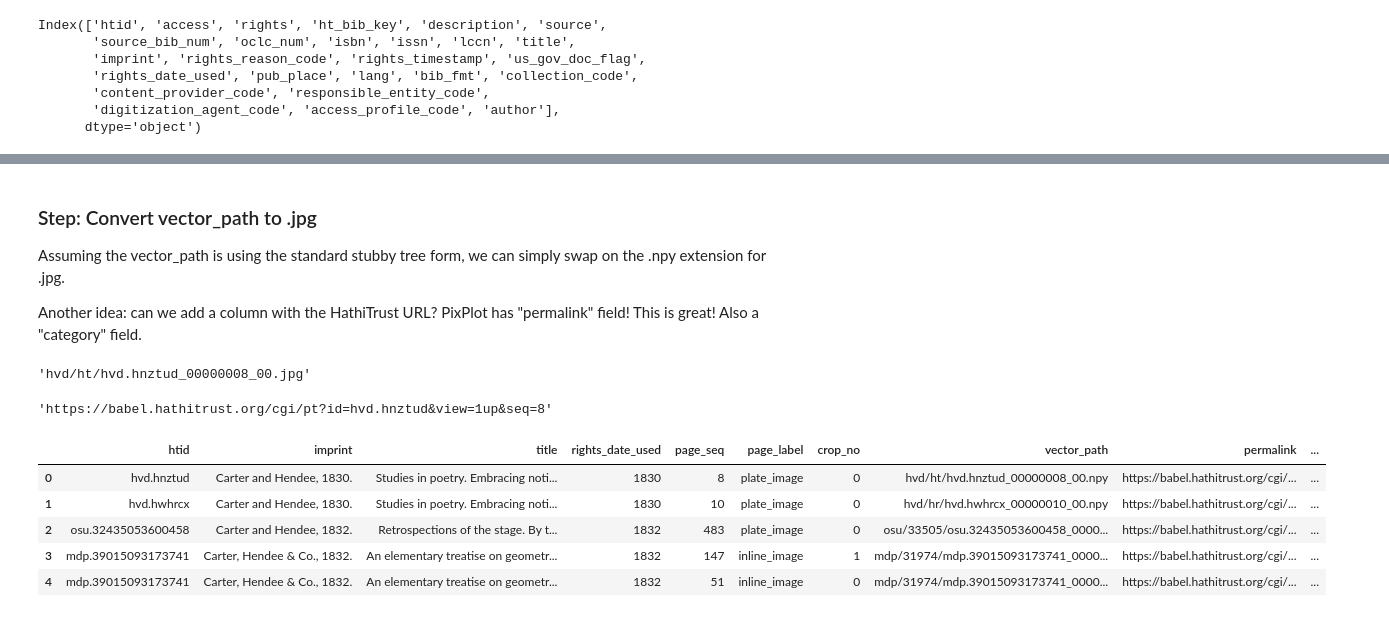
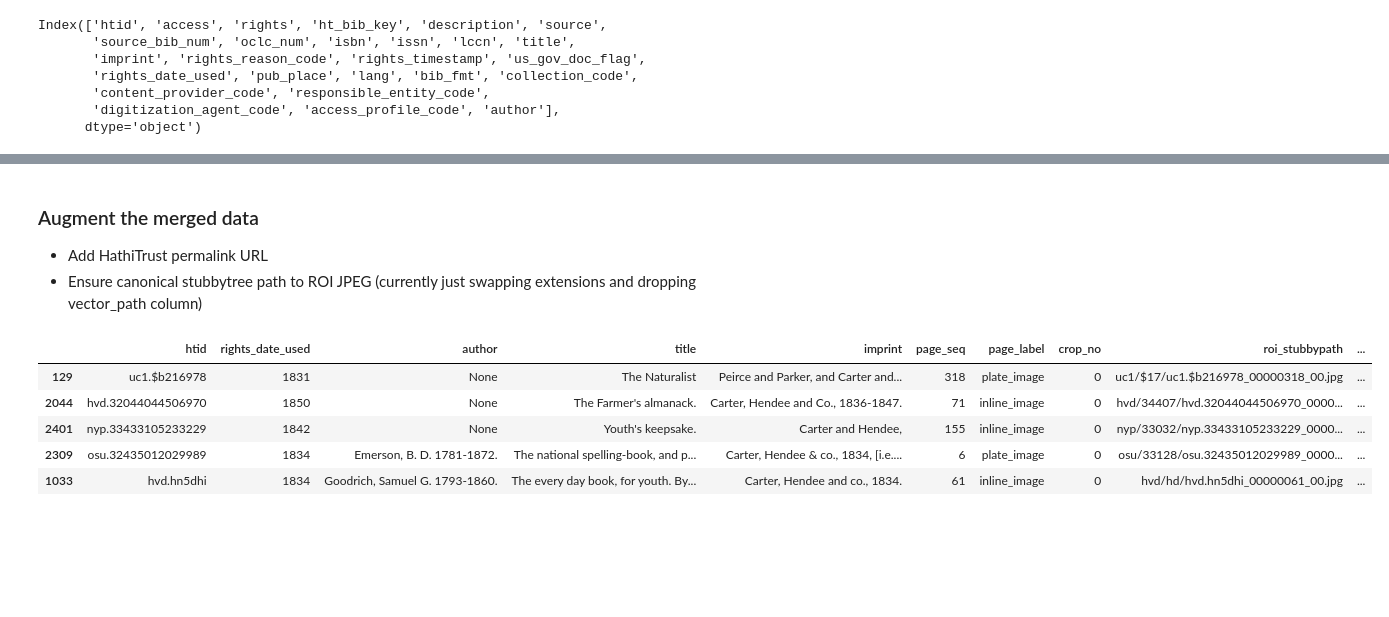
Before and after one commit to StephenKrewson/hathi-images, a Jupyter notebook: query_to_pixplot.ipynb, the cells around one changed output, grey strips where cells are left out. Saved outputs shown, nothing was run; the diff lists cells and outputs as text; code cells hidden in the pictures; blank space fills up the shorter version.

```diff
--- a/query_to_pixplot.ipynb
+++ b/query_to_pixplot.ipynb
@@ -121,7 +103,9 @@ Index(['htid', 'access', 'rights', 'ht_bib_key', 'description', 'source',
 # %%
 # convert date objects to integers, for the year of publication
 df['rights_date_used'] = pd.to_numeric(df['rights_date_used']).astype(int)
+
+# Remove all NaN values: helps with problem where author string couldn't be used
+df = df.fillna("None")
+
+# Define the columns we want to view/keep from the Hathifile; show a sample
+hf_cols = ['htid', 'rights_date_used', 'author', 'title', search_col]
-# %%
-# Define the columns we want to view/keep from the Hathifile; show a sample
-hf_cols = ['htid', search_col, 'title', 'rights_date_used']
-df[hf_cols].sample(10)
@@ -177,9 +163,8 @@ df_merged.sample(10)
-# %% [markdown]
-### Step: Convert vector_path to .jpg
-
-Assuming the vector_path is using the standard stubby tree form, we can simply swap on the .npy extension for .jpg.
-
-Another idea: can we add a column with the HathiTrust URL? PixPlot has "permalink" field! This is great! Also a "category" field.
+# %% [markdown]
+### Augment the merged data
+
+- Add HathiTrust permalink URL
+- Ensure canonical stubbytree path to ROI JPEG (currently just swapping extensions and dropping vector_path column)
 # %%
 # Create functions to swap in .jpg extension and create permalink
 # TODO: Look in ACS-Krewson and find the actual code used to create the stubbytree paths
@@ -196,12 +181,3 @@ def row_to_permalink(row):
     return: Permalink to HathiTrust view of given page
     '''
     return "https://babel.hathitrust.org/cgi/pt?id={}&view=1up&seq={}".format(row['htid'], row['page_seq'])
-# %%
-npy_to_jpg(df_merged.iloc[0]['vector_path'])
-# %% [output]
-'hvd/ht/hvd.hnztud_00000008_00.jpg'
-# %%
-# Test the function on first row in the merged dataframe
-row_to_permalink(df_merged.iloc[0])
-# %% [output]
-'https://babel.hathitrust.org/cgi/pt?id=hvd.hnztud&view=1up&seq=8'
@@ -214,0 +191,3 @@ df_merged['permalink'] = df_merged.apply(row_to_permalink, axis=1)
+# %%
+# Drop the 'vector_path' column -- need to do this for the roi-table in Zenodo anyway
+df_merged = df_merged.drop(columns=['vector_path'])
@@ -215,12 +197,12 @@ df_merged['permalink'] = df_merged.apply(row_to_permalink, axis=1)
 # %%
-df_merged.head(5)
+df_merged.sample(5)
 # %% [output]
-|  | htid | imprint | title | rights_date_used | page_seq | page_label | crop_no | vector_path | permalink | ... |
-| 0 | hvd.hnztud | Carter and Hendee, 1830. | Studies in poetry. Embracing noti... | 1830 | 8 | plate_image | 0 | hvd/ht/hvd.hnztud_00000008_00.npy | https://babel.hathitrust.org/cgi/... | ... |
-| 1 | hvd.hwhrcx | Carter and Hendee, 1830. | Studies in poetry. Embracing noti... | 1830 | 10 | plate_image | 0 | hvd/hr/hvd.hwhrcx_00000010_00.npy | https://babel.hathitrust.org/cgi/... | ... |
-| 2 | osu.32435053600458 | Carter and Hendee, 1832. | Retrospections of the stage. By t... | 1832 | 483 | plate_image | 0 | osu/33505/osu.32435053600458_0000... | https://babel.hathitrust.org/cgi/... | ... |
-| 3 | mdp.39015093173741 | Carter, Hendee & Co., 1832. | An elementary treatise on geometr... | 1832 | 147 | inline_image | 1 | mdp/31974/mdp.39015093173741_0000... | https://babel.hathitrust.org/cgi/... | ... |
-| 4 | mdp.39015093173741 | Carter, Hendee & Co., 1832. | An elementary treatise on geometr... | 1832 | 51 | inline_image | 0 | mdp/31974/mdp.39015093173741_0000... | https://babel.hathitrust.org/cgi/... | ... |
+|  | htid | rights_date_used | author | title | imprint | page_seq | page_label | crop_no | roi_stubbypath | ... |
+| 129 | uc1.$b216978 | 1831 | None | The Naturalist | Peirce and Parker, and Carter and... | 318 | plate_image | 0 | uc1/$17/uc1.$b216978_00000318_00.jpg | ... |
+| 2044 | hvd.32044044506970 | 1850 | None | The Farmer's almanack. | Carter, Hendee and Co., 1836-1847. | 71 | inline_image | 0 | hvd/34407/hvd.32044044506970_0000... | ... |
+| 2401 | nyp.33433105233229 | 1842 | None | Youth's keepsake. | Carter and Hendee, | 155 | inline_image | 0 | nyp/33032/nyp.33433105233229_0000... | ... |
+| 2309 | osu.32435012029989 | 1834 | Emerson, B. D. 1781-1872. | The national spelling-book, and p... | Carter, Hendee & co., 1834, [i.e.... | 6 | plate_image | 0 | osu/33128/osu.32435012029989_0000... | ... |
+| 1033 | hvd.hn5dhi | 1834 | Goodrich, Samuel G. 1793-1860. | The every day book, for youth. By... | Carter, Hendee and co., 1834. | 61 | inline_image | 0 | hvd/hd/hvd.hn5dhi_00000061_00.jpg | ... |
 # %%
 # Utility functions from Hathi's feature datasets
 # https://github.com/htrc/htrc-feature-reader/blob/39010fd41c049f4f86b9c8ff4a44e000217093c2/htrc_features/utils.py
```
Also changed, not shown: parts of 22 cells of this notebook.
